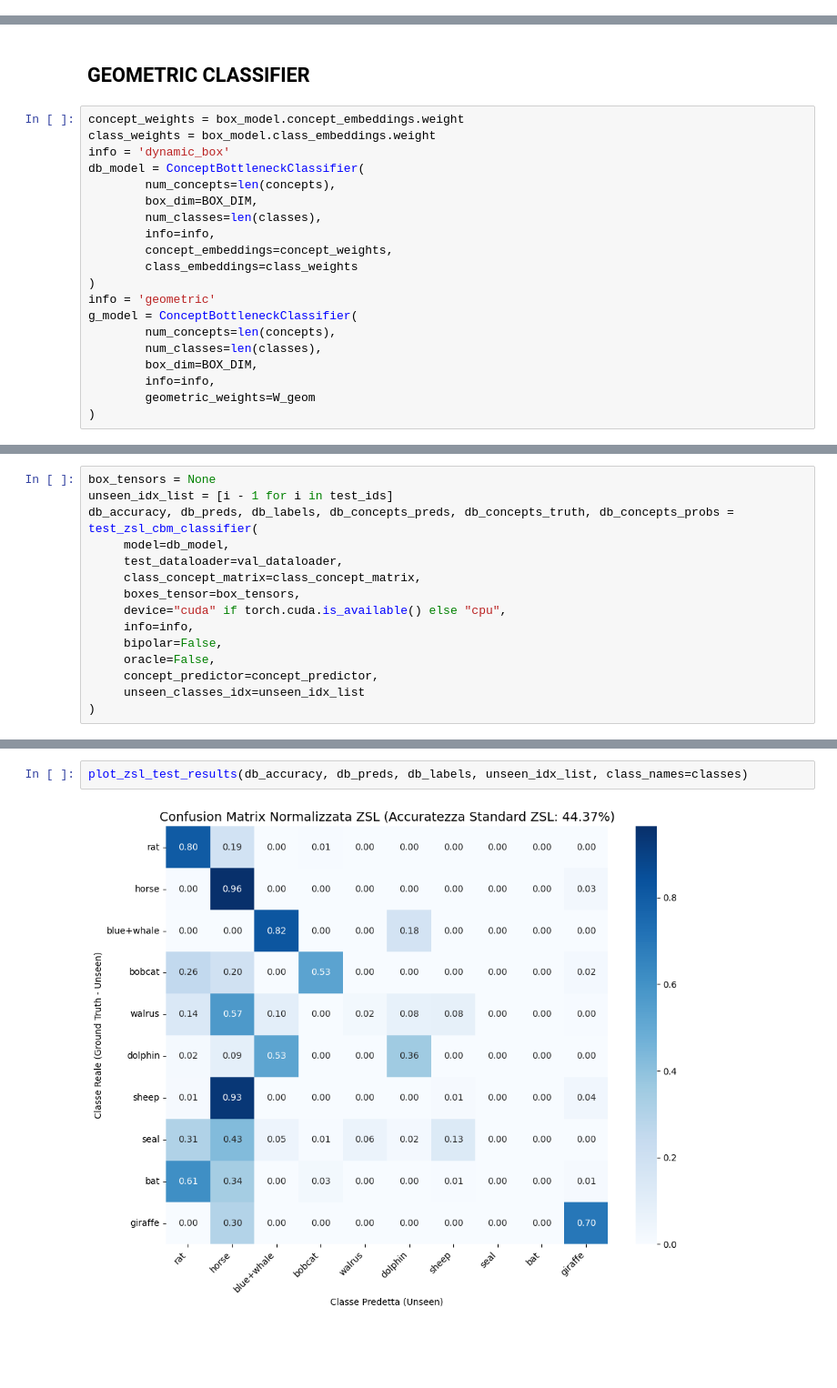
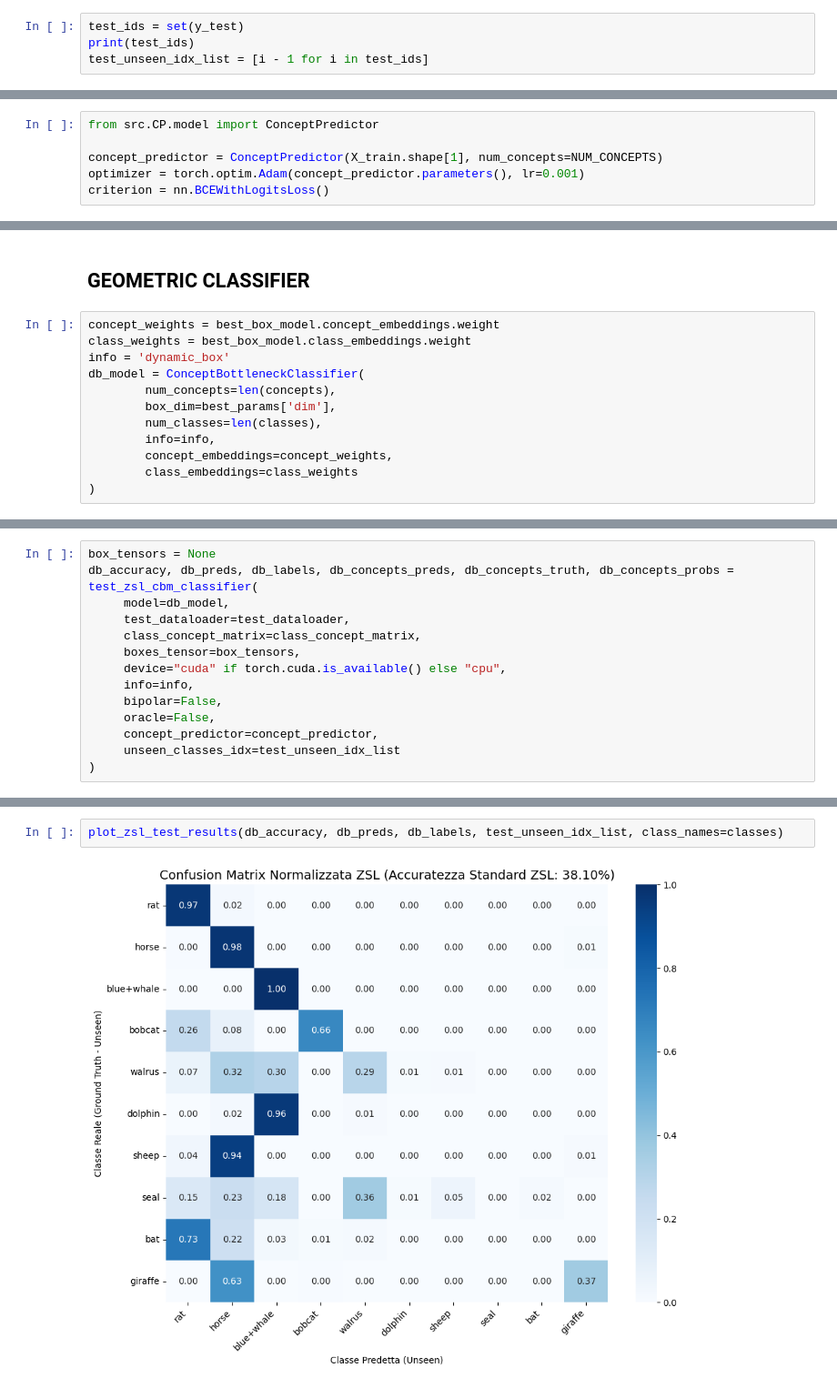
Before and after one commit to stefano-gamba/BoxEmbeddingCBM, a Jupyter notebook: notebooks/awa2/zsl_split_27_13_10_a.ipynb, the cells around one changed output, grey strips where cells are left out. Shown at 91% size. Drawn from its saved outputs; the diff is of its cells as text; blank space fills up the shorter version.

```diff
--- a/notebooks/awa2/zsl_split_27_13_10_a.ipynb
+++ b/notebooks/awa2/zsl_split_27_13_10_a.ipynb
@@ -84,0 +74,4 @@ W_geom = get_geometric_class_weights(box_model, len(classes), len(concepts), dev
+# %%
+test_ids = set(y_test)
+print(test_ids)
+test_unseen_idx_list = [i - 1 for i in test_ids]
@@ -112,0 +294,6 @@ Loss: 1.1308 | Acc: 98.7147
+# %%
+from src.CP.model import ConceptPredictor
+
+concept_predictor = ConceptPredictor(X_train.shape[1], num_concepts=NUM_CONCEPTS)
+optimizer = torch.optim.Adam(concept_predictor.parameters(), lr=0.001)
+criterion = nn.BCEWithLogitsLoss()
@@ -139,22 +345,14 @@ Analisi degli Errori Principali nel Test Set Zero-Shot:
 # %% [markdown]
 ## GEOMETRIC CLASSIFIER
 # %%
-concept_weights = box_model.concept_embeddings.weight
-class_weights = box_model.class_embeddings.weight
+concept_weights = best_box_model.concept_embeddings.weight
+class_weights = best_box_model.class_embeddings.weight
 info = 'dynamic_box'
 db_model = ConceptBottleneckClassifier(
         num_concepts=len(concepts),
-        box_dim=BOX_DIM,
+        box_dim=best_params['dim'],
         num_classes=len(classes),
         info=info,
         concept_embeddings=concept_weights,
         class_embeddings=class_weights
 )
-info = 'geometric'
-g_model = ConceptBottleneckClassifier(
-        num_concepts=len(concepts),
-        num_classes=len(classes),
-        box_dim=BOX_DIM,
-        info=info,
-        geometric_weights=W_geom
-)
@@ -161,9 +379,8 @@ g_model = ConceptBottleneckClassifier(
 # %%
 box_tensors = None
-unseen_idx_list = [i - 1 for i in test_ids]
 db_accuracy, db_preds, db_labels, db_concepts_preds, db_concepts_truth, db_concepts_probs = test_zsl_cbm_classifier(
      model=db_model,
-     test_dataloader=val_dataloader,
+     test_dataloader=test_dataloader,
      class_concept_matrix=class_concept_matrix,
      boxes_tensor=box_tensors,
      device="cuda" if torch.cuda.is_available() else "cpu",
@@ -171,7 +388,7 @@ db_accuracy, db_preds, db_labels, db_concepts_preds, db_concepts_truth, db_conce
      bipolar=False,
      oracle=False,
      concept_predictor=concept_predictor,
-     unseen_classes_idx=unseen_idx_list
+     unseen_classes_idx=test_unseen_idx_list
 )
 # %% [output]
 Inizio valutazione Zero-Shot (SZSL) sul Test Set...
@@ -180,5 +397,5 @@ Accuratezza ZSL Totale: 44.37%
 # %%
-plot_zsl_test_results(db_accuracy, db_preds, db_labels, unseen_idx_list, class_names=classes)
+plot_zsl_test_results(db_accuracy, db_preds, db_labels, test_unseen_idx_list, class_names=classes)
 # %% [output]
-[figure, old version]
+[figure, new version]
 Analisi degli Errori Principali nel Test Set Zero-Shot:
```
Also changed, not shown: parts of 19 cells of this notebook, 7 other files.
